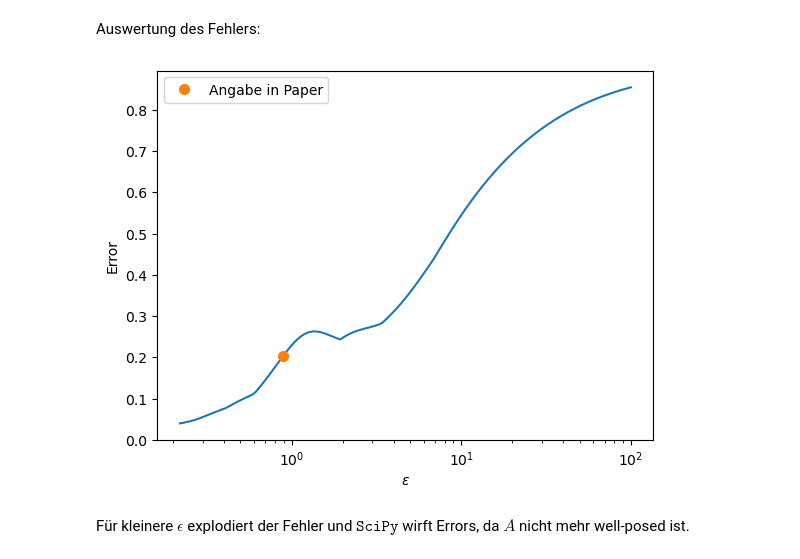
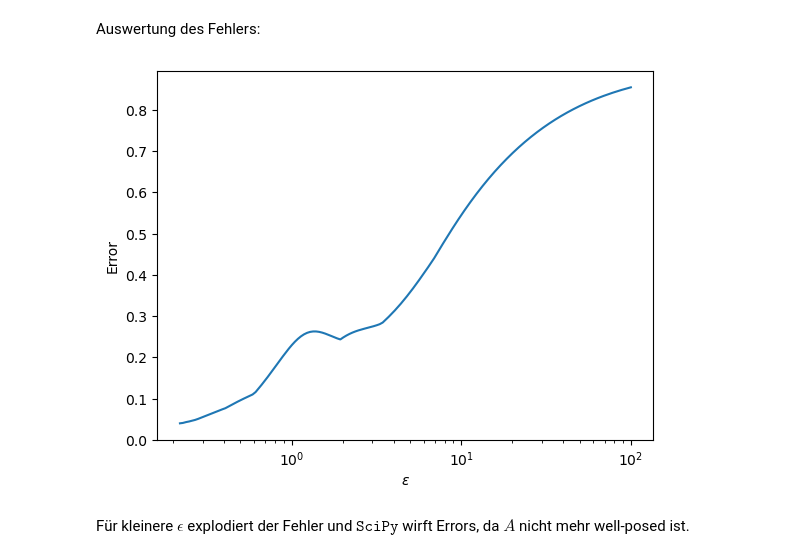
Before and after one commit to maggi0805/MML, a Jupyter notebook: mml.ipynb, the cells around one changed output. Drawn from its saved outputs; the diff is of its cells as text; code cells hidden in the pictures.

```diff
--- a/mml.ipynb
+++ b/mml.ipynb
@@ -146,7 +198,7 @@ E(\epsilon)=\text{max}_\Omega |s(x, \epsilon) - u(x)|
 $$
 Definiere in $\texttt{Python}$:
 # %%
-def E(s, u):
+def Err(s, u):
     return np.max(np.absolute(s - u))
 # %% [markdown]
 Für das Problem
@@ -200,7 +252,7 @@ Dieses Gleichungssystem lässt sich lösen, da $A$ nicht singulär wird und wird
 from scipy import linalg
 from scipy.spatial import distance_matrix
 
-def meth1(e, int, bdy, err):
+def meth1_5(e, int, bdy, err):
     dm = distance_matrix(err, np.append(int, bdy, axis = 0))
     dm_int = distance_matrix(int, np.append(int, bdy, axis = 0))
     dm_bdy = distance_matrix(bdy, np.append(int, bdy, axis = 0))
@@ -215,19 +267,17 @@ Auswertung des Fehlers:
 # %%
 u_exact = u(errd.T[0], errd.T[1])
 eps = np.geomspace(2.2e-1, 1e2, 150)
 Es = []
 for ep in eps:
-    s_approx = meth1(ep, intd, bdyd, errd).flatten()
-    Es.append(E(s_approx, u_exact))
+    s_approx = meth1_5(ep, intd, bdyd, errd).flatten()
+    Es.append(Err(s_approx, u_exact))
 
 plt.plot(eps, Es);
-plt.plot([0.89], E(meth1(0.89, intd, bdyd, errd).flatten(), u_exact), linestyle = 'None', markersize = 7.0, marker = 'o', label = 'Angabe in Paper');
 plt.xlabel('$\epsilon$');
 plt.ylabel('Error')
 plt.xscale('log');
-plt.legend();
 plt.show();
 # %% [output]
-[figure, old version]
+[figure, new version]
 # %% [markdown]
 Für kleinere $\epsilon$ explodiert der Fehler und $\texttt{SciPy}$ wirft Errors, da $A$ nicht mehr well-posed ist.
```
Also changed, not shown: parts of 22 cells of this notebook, 1 other file.
